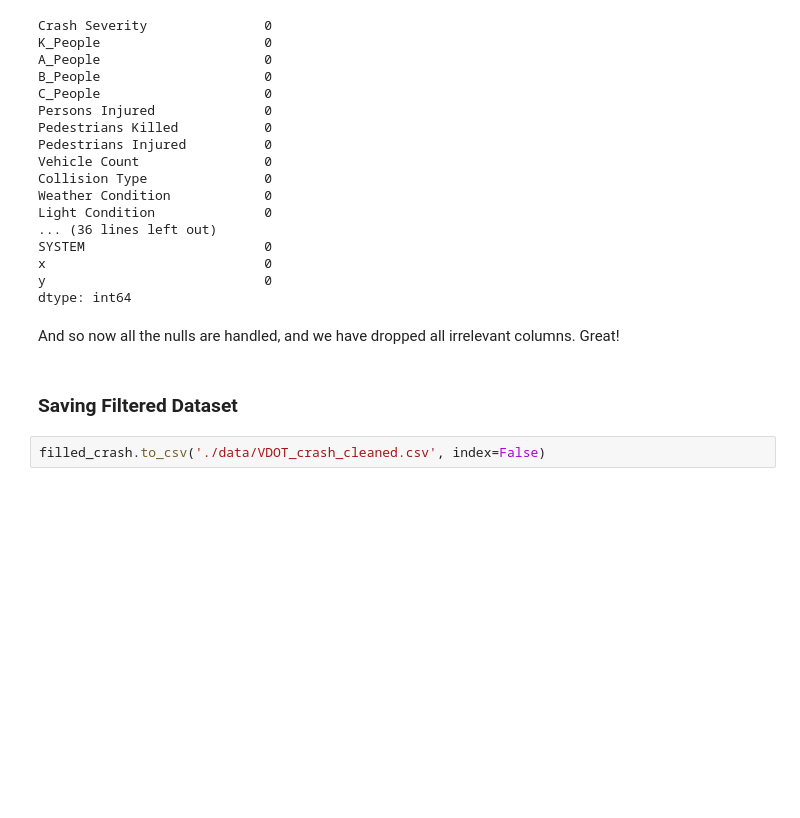
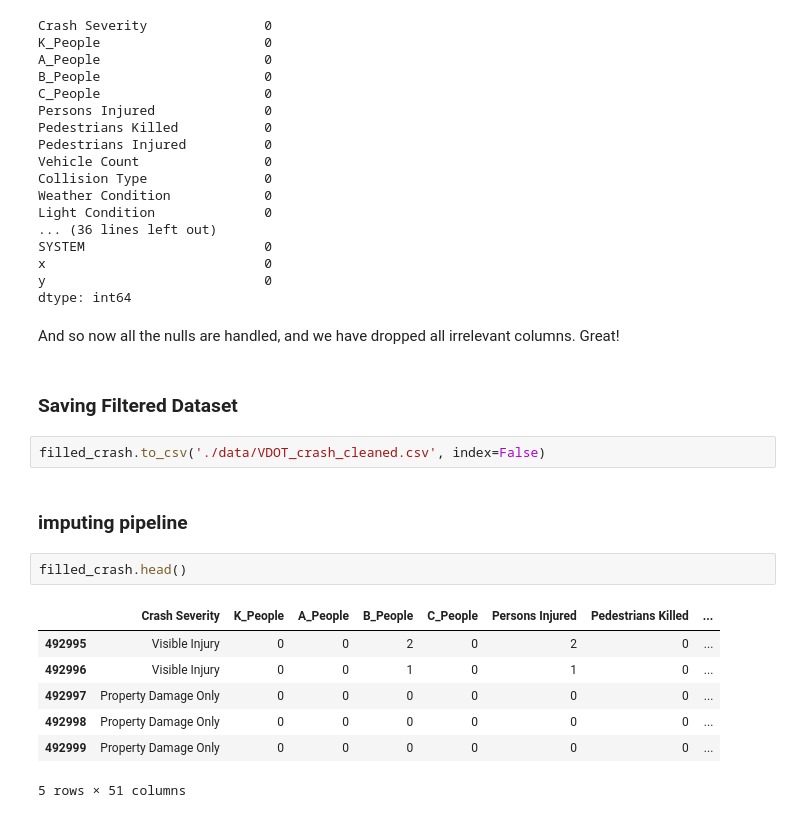
Before and after one commit to kevincha12/DS3001-csz6wd-hpb2gv-rgm6yp, a Jupyter notebook: vdot_crash.ipynb, the cells around one changed output. Saved outputs shown, nothing was run; the diff lists cells and outputs as text; blank space fills up the shorter version.

```diff
--- a/vdot_crash.ipynb
+++ b/vdot_crash.ipynb
@@ -309,3 +309,15 @@ And so now all the nulls are handled, and we have dropped all irrelevant columns
 ### Saving Filtered Dataset
 # %%
 filled_crash.to_csv('./data/VDOT_crash_cleaned.csv', index=False)
+# %% [markdown]
+### imputing pipeline
+# %%
+filled_crash.head()
+# %% [output]
+|  | Crash Severity | K_People | A_People | B_People | C_People | Persons Injured | Pedestrians Killed | ... |
+| 492995 | Visible Injury | 0 | 0 | 2 | 0 | 2 | 0 | ... |
+| 492996 | Visible Injury | 0 | 0 | 1 | 0 | 1 | 0 | ... |
+| 492997 | Property Damage Only | 0 | 0 | 0 | 0 | 0 | 0 | ... |
+| 492998 | Property Damage Only | 0 | 0 | 0 | 0 | 0 | 0 | ... |
+| 492999 | Property Damage Only | 0 | 0 | 0 | 0 | 0 | 0 | ... |
+5 rows × 51 columns
```
Also changed, not shown: parts of 2 cells of this notebook.
